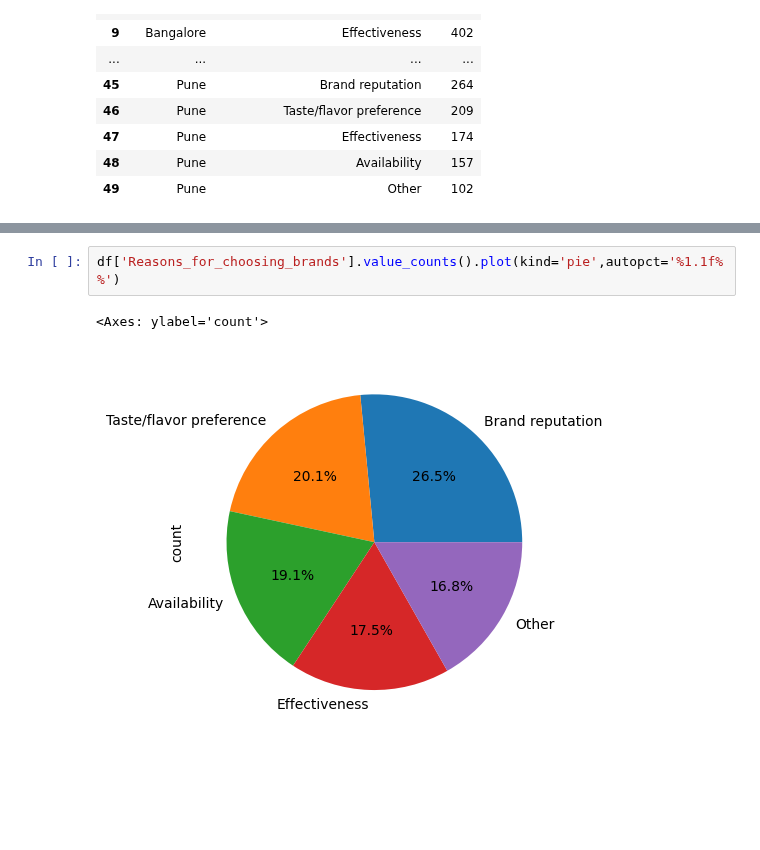
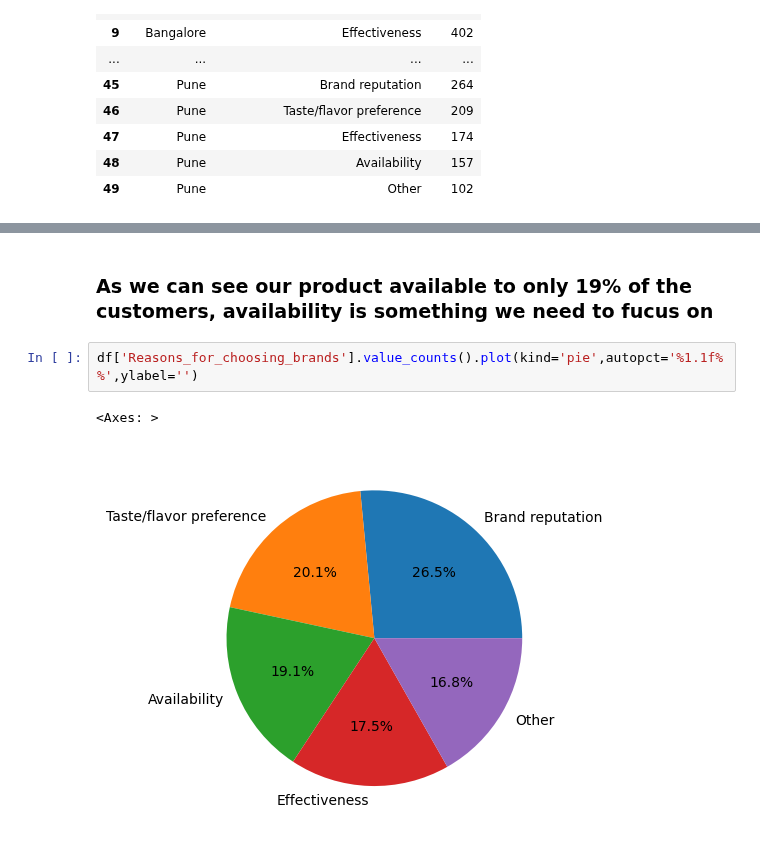
Before and after one commit to sourabhms66/Food_-_Beverage_Marketing, a Jupyter notebook: codes.ipynb, the cells around one changed output, grey strips where cells are left out. Saved outputs shown, nothing was run; the diff lists cells and outputs as text; blank space fills up the shorter version.

```diff
--- a/codes.ipynb
+++ b/codes.ipynb
@@ -746,8 +746,10 @@ df.groupby('City')['Reasons_for_choosing_brands'].value_counts().reset_index().p
 | 7 | Lucknow | 22 | 49 | 39 | 13 | 52 |
 | 8 | Mumbai | 200 | 443 | 331 | 174 | 362 |
 | 9 | Pune | 157 | 264 | 174 | 102 | 209 |
+# %% [markdown]
+### As we can see our product available to only 19% of the customers, availability is something we need to fucus on
 # %%
-df['Reasons_for_choosing_brands'].value_counts().plot(kind='pie',autopct='%1.1f%%')
+df['Reasons_for_choosing_brands'].value_counts().plot(kind='pie',autopct='%1.1f%%',ylabel='')
 # %% [output]
-<Axes: ylabel='count'>
+<Axes: >
-[figure, old version]
+[figure, new version]
```
